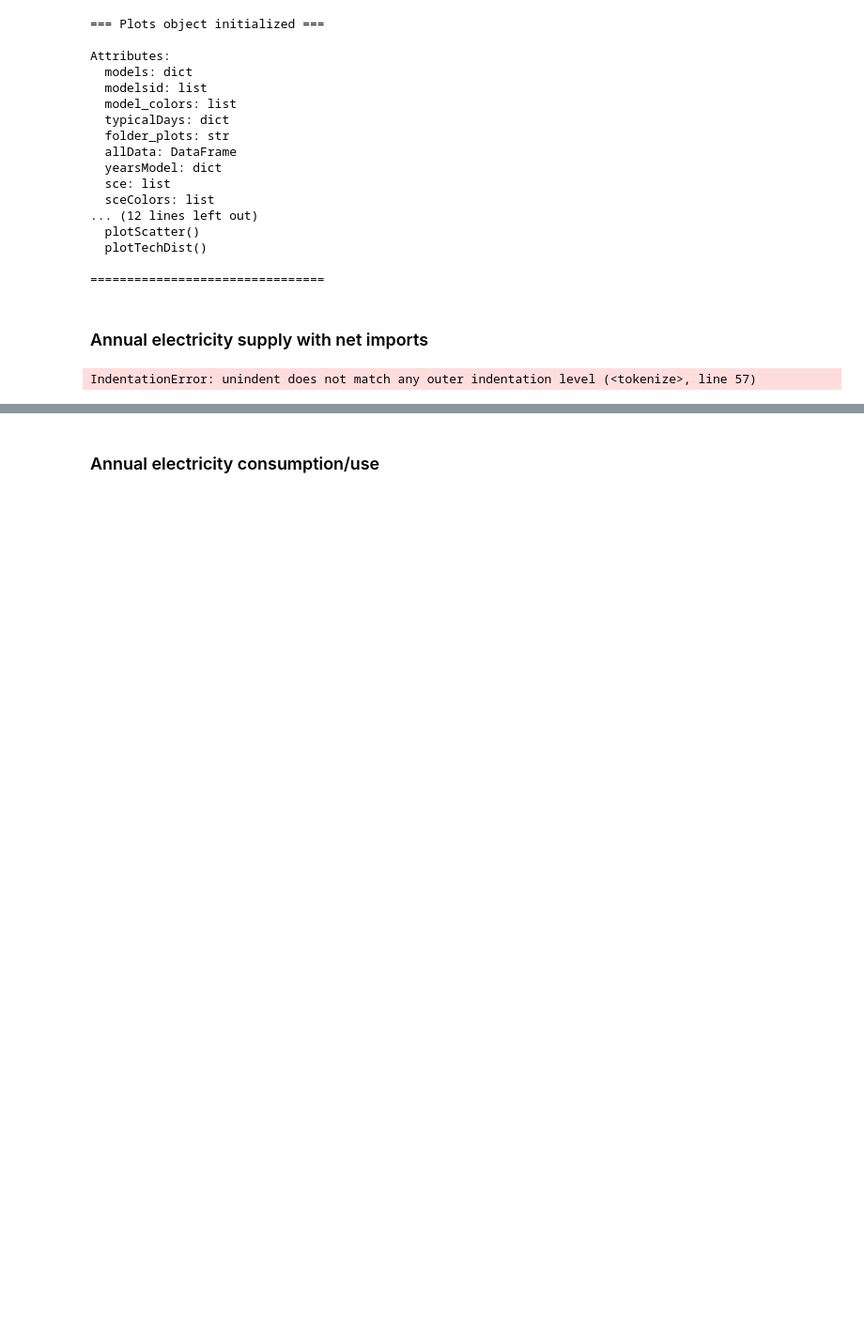
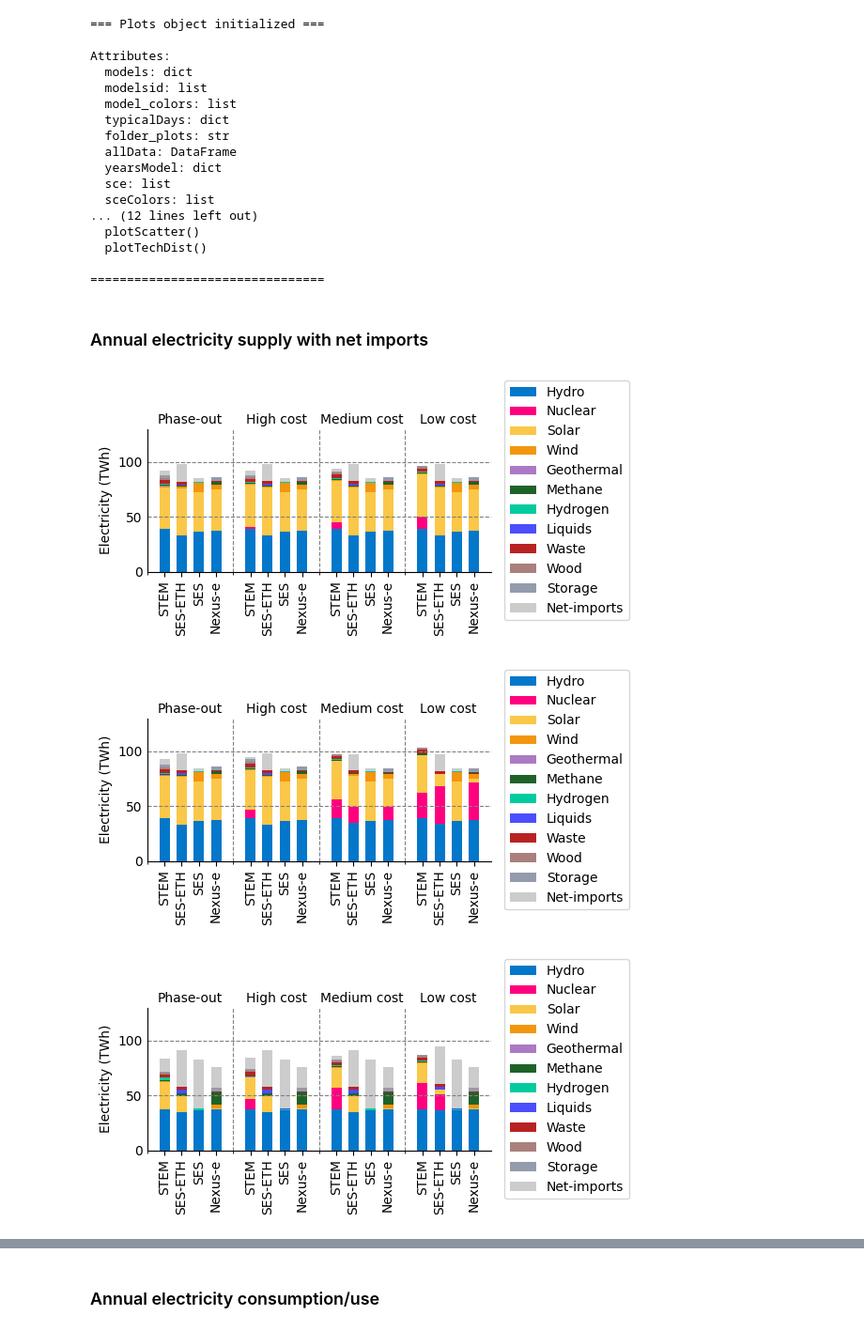
Before and after one commit to rebeccalordan-perret/plots-model-comparison, a Jupyter notebook: cross_comparison_colab.ipynb, the cells around one changed output, grey strips where cells are left out. Shown at 94% size. Saved outputs shown, nothing was run; the diff lists cells and outputs as text; code cells hidden in the pictures; blank space fills up the shorter version.

```diff
--- a/cross_comparison_colab.ipynb
+++ b/cross_comparison_colab.ipynb
@@ -149,32 +149,34 @@ scenario_list={
     'nores': {
         # ('scenario-id','variant'): 'label'
         ('abroad-nores-phaseout','wacc_5'):'Phase-out',
         ('abroad-nores-high','wacc_5'):'High cost',
         ('abroad-nores-medium','wacc_5'):'Medium cost',
         ('abroad-nores-low','wacc_5'):'Low cost',
     },
     }
 
 for name, scenarios in scenario_list.items():
     #cross_plots.plotBarHorizontal(
     cross_plots.plotBarVertical(
         listModelsid=listModels,
         listSce=scenarios,
         varName = varName,
         varList=varList_supply_net,
         year=year,
         scale=1,
         label=xlabel,
         figmax = xmax,
-        fileName = fileName+'_'+name,
+        fileName = fileName+'_'+name+'wacc5',
         invert=False, legend=True, pos_legend={# This puts the legend outside-right for vertical plots
                 "loc": "center left",
                 "bbox_to_anchor": (1.02, 0.5),
                 },
     #    width=5, height=12,
         width=12, height=5,
         group_by="scenario", # 'scenario' or 'model'
         multi=False,          # <--- one plot
     )
 # %% [output]
-IndentationError: unindent does not match any outer indentation level (<tokenize>, line 57)
+[figure, added]
+[figure, added]
+[figure, added]
```
Also changed, not shown: parts of 11 cells of this notebook.
